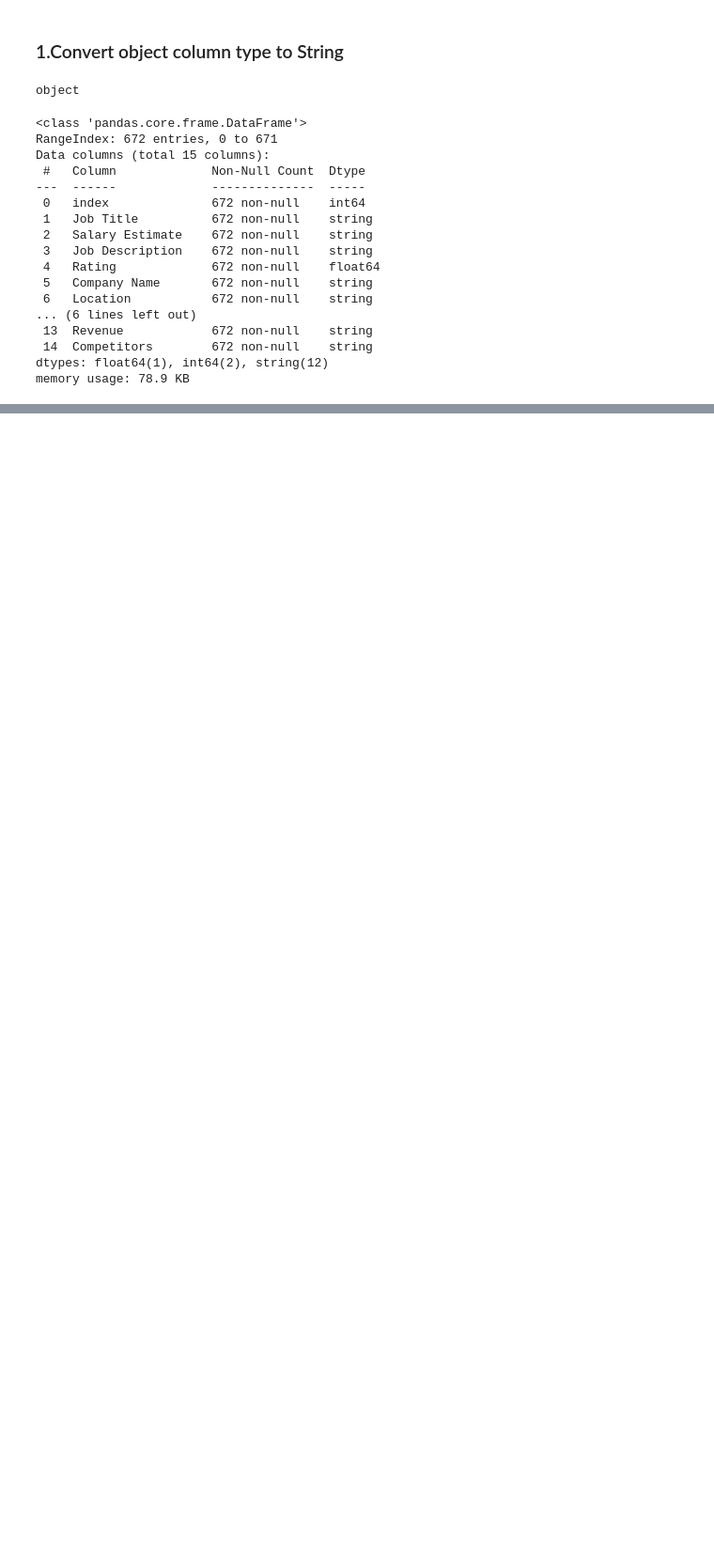
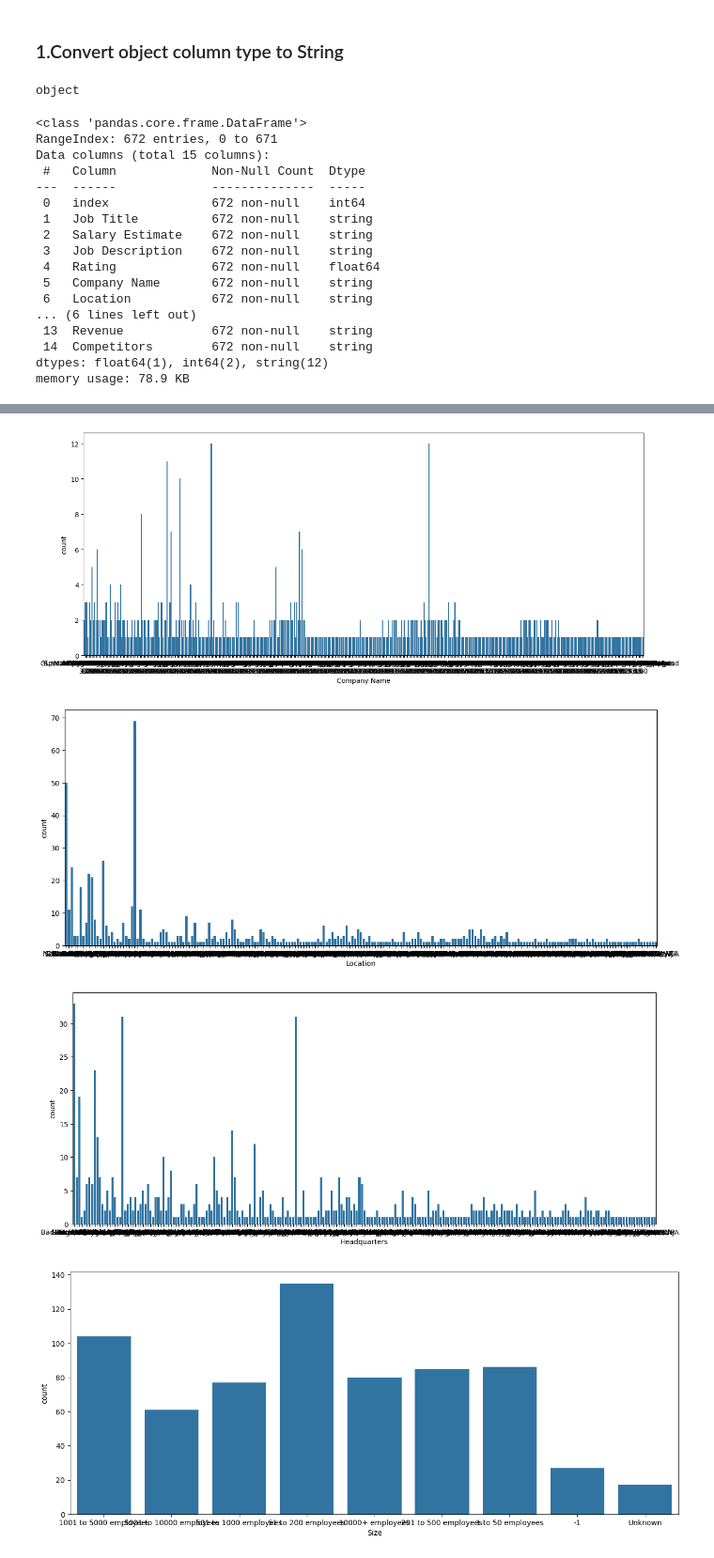
Before and after one commit to Maryemelb/rh-pulze-azure, a Jupyter notebook: backend/app/ml/Nootbook/eda.ipynb, the cells around one changed output, grey strips where cells are left out. Shown at 94% size. Saved outputs shown, nothing was run; the diff lists cells and outputs as text; code cells hidden in the pictures; blank space fills up the shorter version.

```diff
--- a/backend/app/ml/Nootbook/eda.ipynb
+++ b/backend/app/ml/Nootbook/eda.ipynb
@@ -102,0 +178,13 @@ memory usage: 78.9 KB
+# %%
+import matplotlib.pyplot as plt
+import seaborn as sns
+
+categorial_columns= ['Company Name','Location','Headquarters', 'Size', 'Type of ownership', 'Industry', 'Sector','Competitors']
+for col in categorial_columns:
+        plt.figure(figsize=(15,6))
+        sns.countplot(data=df, x=col)
+# %% [output]
+[figure, added]
+[figure, added]
+[figure, added]
+[figure, added]
```
Also changed, not shown: parts of 36 cells of this notebook, 10 other files.
